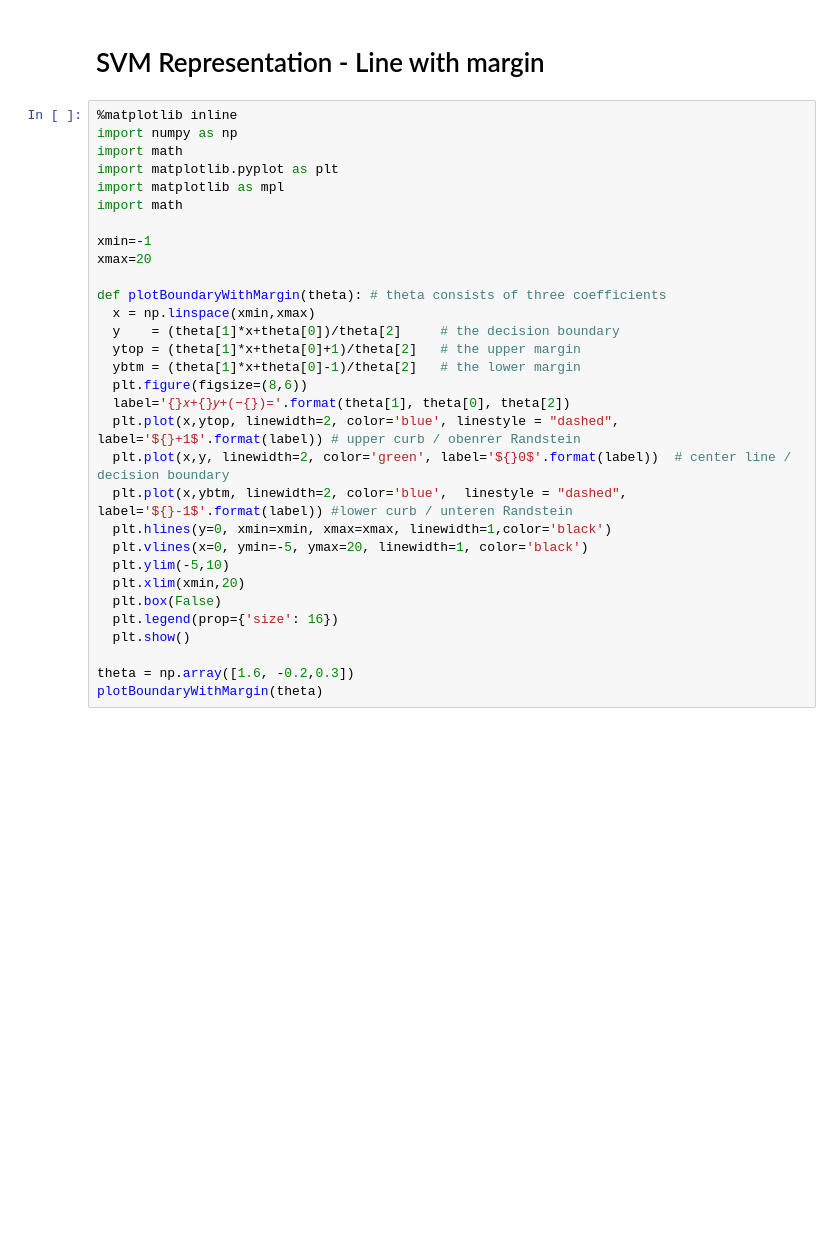
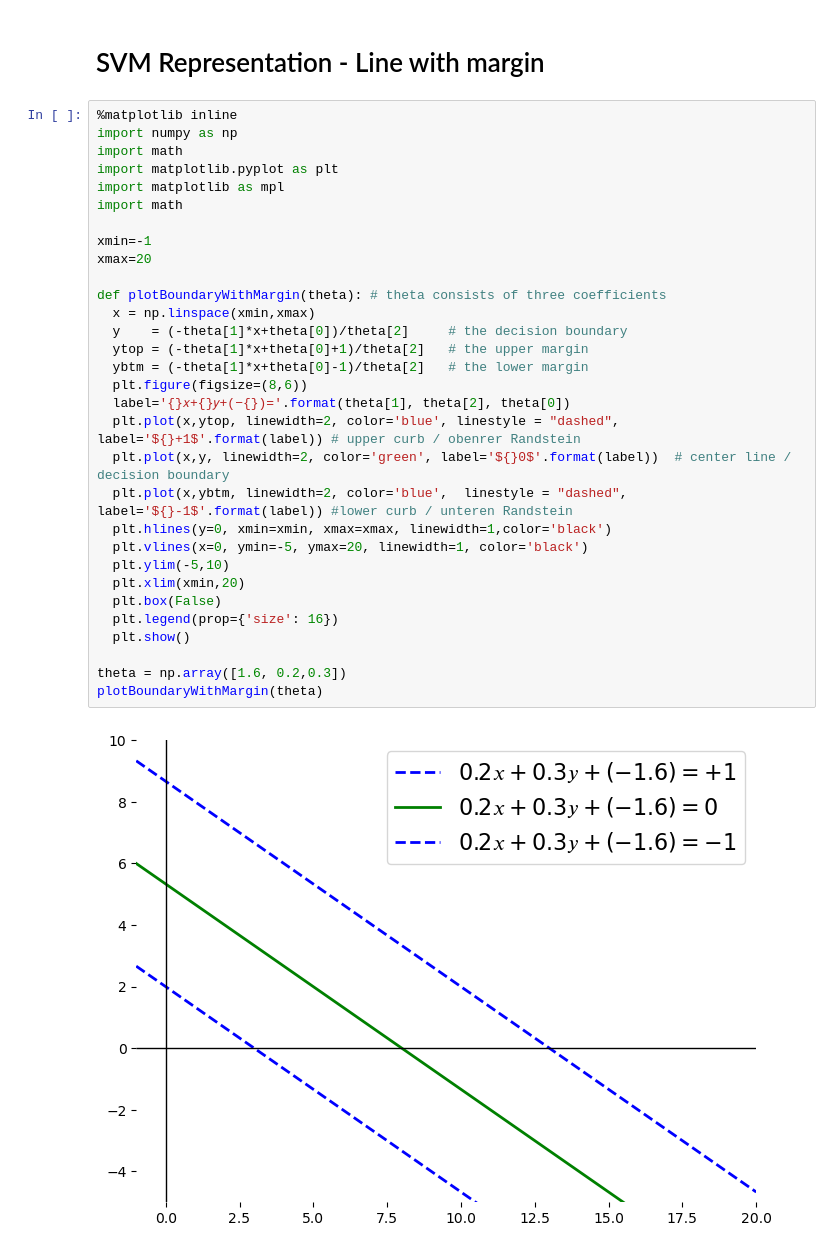
Before and after one commit to RainerHerrler/MLCourse, a Jupyter notebook: ML_404_SVM-Margin.ipynb, the cells around one changed output. Drawn from its saved outputs; the diff is of its cells as text; blank space fills up the shorter version.

```diff
--- a/ML_404_SVM-Margin.ipynb
+++ b/ML_404_SVM-Margin.ipynb
@@ -3,32 +3,34 @@
 # %%
 %matplotlib inline
 import numpy as np
 import math
 import matplotlib.pyplot as plt
 import matplotlib as mpl
 import math
 
 xmin=-1
 xmax=20
 
 def plotBoundaryWithMargin(theta): # theta consists of three coefficients
   x = np.linspace(xmin,xmax)
-  y    = (theta[1]*x+theta[0])/theta[2]     # the decision boundary
-  ytop = (theta[1]*x+theta[0]+1)/theta[2]   # the upper margin
-  ybtm = (theta[1]*x+theta[0]-1)/theta[2]   # the lower margin
+  y    = (-theta[1]*x+theta[0])/theta[2]     # the decision boundary
+  ytop = (-theta[1]*x+theta[0]+1)/theta[2]   # the upper margin
+  ybtm = (-theta[1]*x+theta[0]-1)/theta[2]   # the lower margin
   plt.figure(figsize=(8,6))
-  label='{}𝑥+{}𝑦+(−{})='.format(theta[1], theta[0], theta[2])
+  label='{}𝑥+{}𝑦+(−{})='.format(theta[1], theta[2], theta[0])
   plt.plot(x,ytop, linewidth=2, color='blue', linestyle = "dashed",  label='${}+1$'.format(label)) # upper curb / obenrer Randstein
   plt.plot(x,y, linewidth=2, color='green', label='${}0$'.format(label))  # center line / decision boundary
   plt.plot(x,ybtm, linewidth=2, color='blue',  linestyle = "dashed", label='${}-1$'.format(label)) #lower curb / unteren Randstein
   plt.hlines(y=0, xmin=xmin, xmax=xmax, linewidth=1,color='black')
   plt.vlines(x=0, ymin=-5, ymax=20, linewidth=1, color='black')
   plt.ylim(-5,10)
   plt.xlim(xmin,20)
   plt.box(False)
   plt.legend(prop={'size': 16})
   plt.show()
 
-theta = np.array([1.6, -0.2,0.3])
+theta = np.array([1.6, 0.2,0.3])
 plotBoundaryWithMargin(theta)
+# %% [output]
+[figure, added]
 # %%
```
Also changed, not shown: parts of 1 cell of this notebook.
